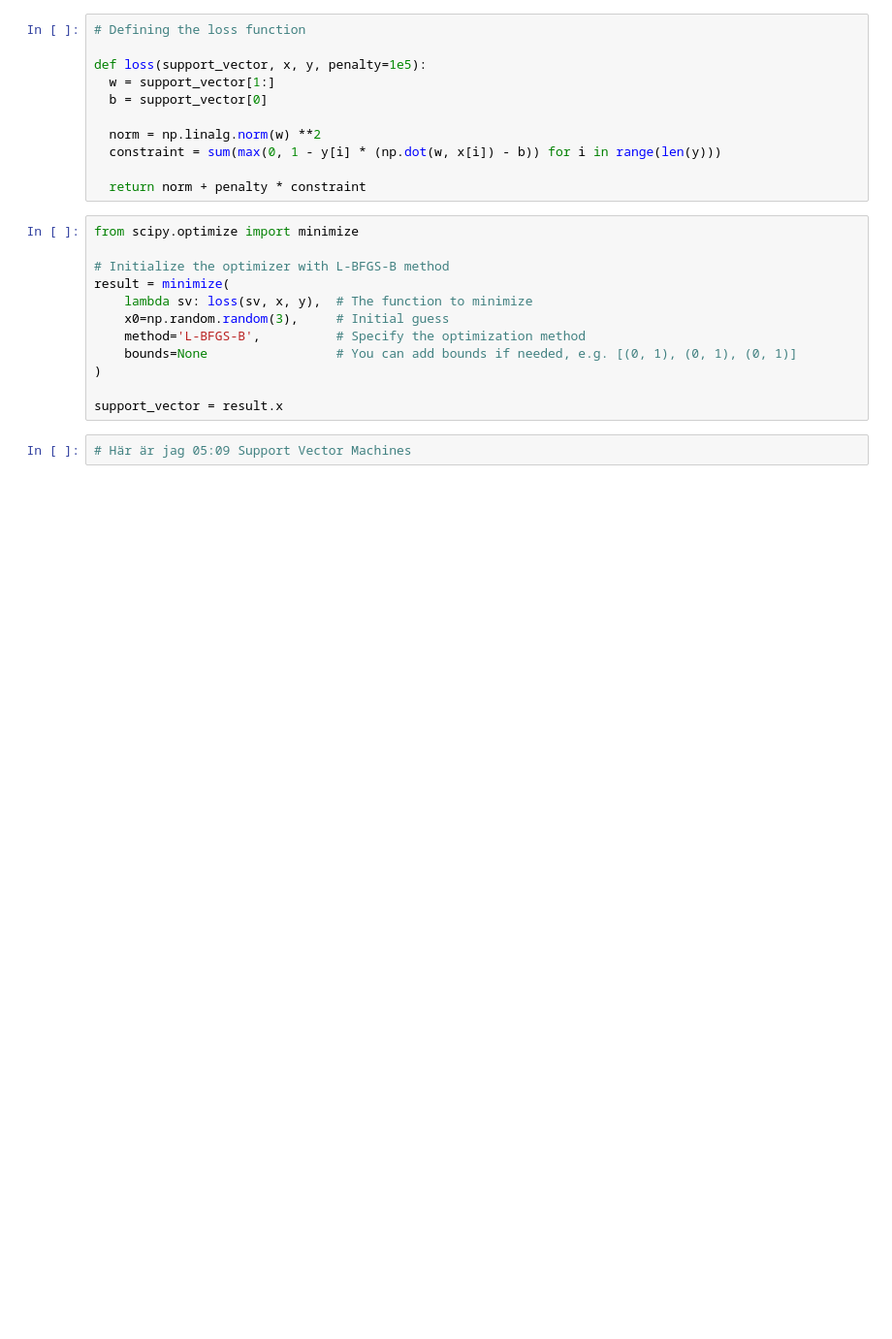
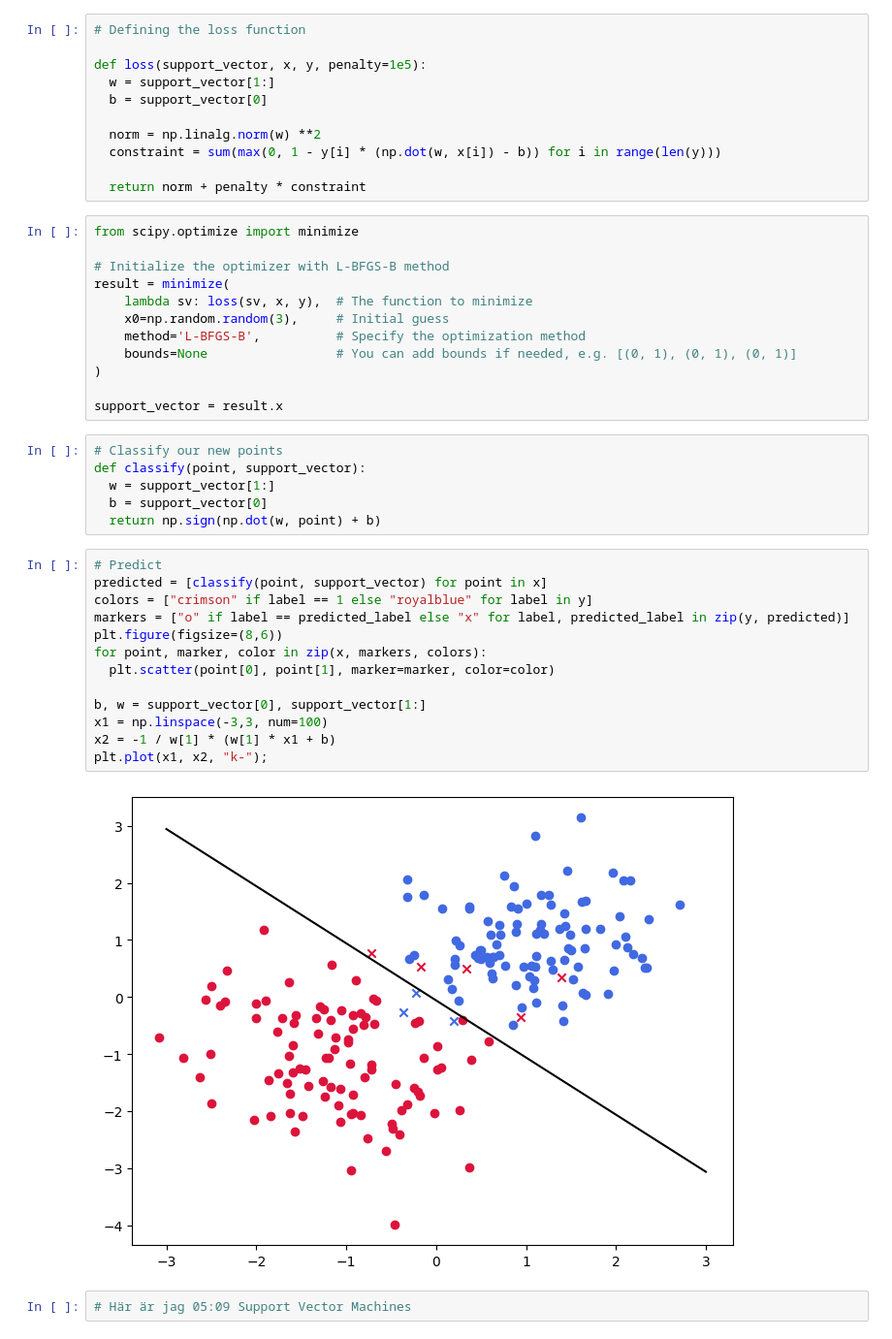
Before and after one commit to JonasHagstrom79/QMLSupportVectorMachines, a Jupyter notebook: QMLSupportVectorMachines.ipynb, the cells around one changed output. Shown at 97% size. Saved outputs shown, nothing was run; the diff lists cells and outputs as text; blank space fills up the shorter version.

```diff
--- a/QMLSupportVectorMachines.ipynb
+++ b/QMLSupportVectorMachines.ipynb
@@ -45,5 +45,26 @@ result = minimize(
 )
 
 support_vector = result.x
+# %%
+# Classify our new points
+def classify(point, support_vector):
+  w = support_vector[1:]
+  b = support_vector[0]
+  return np.sign(np.dot(w, point) + b)
+# %%
+# Predict
+predicted = [classify(point, support_vector) for point in x]
+colors = ["crimson" if label == 1 else "royalblue" for label in y]
+markers = ["o" if label == predicted_label else "x" for label, predicted_label in zip(y, predicted)]
+plt.figure(figsize=(8,6))
+for point, marker, color in zip(x, markers, colors):
+  plt.scatter(point[0], point[1], marker=marker, color=color)
+
+b, w = support_vector[0], support_vector[1:]
+x1 = np.linspace(-3,3, num=100)
+x2 = -1 / w[1] * (w[1] * x1 + b)
+plt.plot(x1, x2, "k-");
+# %% [output]
+[figure, added]
 # %%
 # Här är jag 05:09 Support Vector Machines
```
Also changed, not shown: parts of 1 cell of this notebook.
